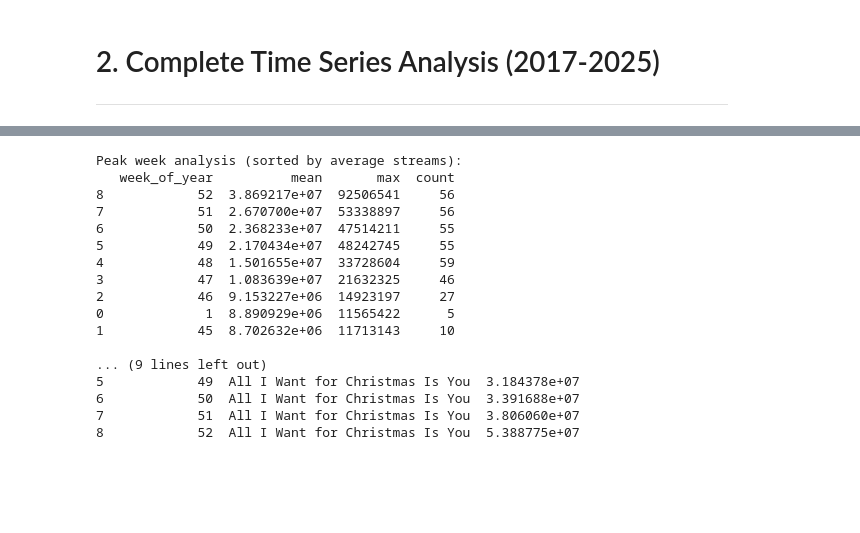
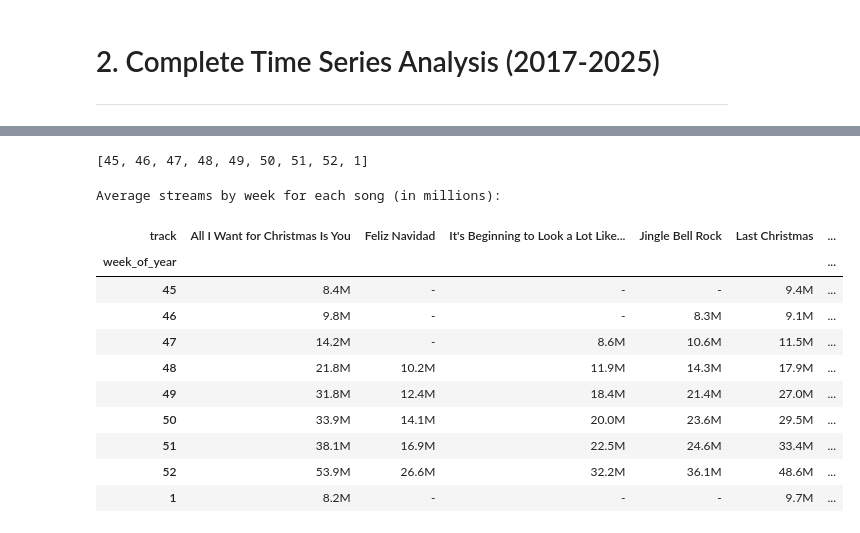
Before and after one commit to JonasSouza871/Christmas_Songs_Spotify_Analysis, a Jupyter notebook: temporal_analysis.ipynb, the cells around one changed output, grey strips where cells are left out. Saved outputs shown, nothing was run; the diff lists cells and outputs as text; code cells hidden in the pictures; blank space fills up the shorter version.

```diff
--- a/temporal_analysis.ipynb
+++ b/temporal_analysis.ipynb
@@ -294,38 +233,27 @@ plt.show()
-# %%
-# Identify peak week across all data
-peak_week_analysis = christmas_season.groupby('week_of_year')['streams'].agg(['mean', 'max', 'count']).reset_index()
-peak_week_analysis = peak_week_analysis.sort_values('mean', ascending=False)
-
-print("Peak week analysis (sorted by average streams):")
-print(peak_week_analysis)
-
-max_week = peak_week_analysis.iloc[0]['week_of_year']
-max_avg_streams = peak_week_analysis.iloc[0]['mean']
-
-print(f"\n🎄 PEAK WEEK: Week {max_week} with average of {max_avg_streams/1e6:.1f}M streams")
-
-# Find which song dominates each week
-weekly_song_dominance = christmas_season.groupby(['week_of_year', 'track'])['streams'].mean().reset_index()
-weekly_song_dominance = weekly_song_dominance.sort_values(['week_of_year', 'streams'], ascending=[True, False])
-top_song_per_week = weekly_song_dominance.groupby('week_of_year').first().reset_index()
-
-print("\nTop song per week:")
-print(top_song_per_week[['week_of_year', 'track', 'streams']])
-# %% [output]
-Peak week analysis (sorted by average streams):
-   week_of_year          mean       max  count
-8            52  3.869217e+07  92506541     56
-7            51  2.670700e+07  53338897     56
-6            50  2.368233e+07  47514211     55
-5            49  2.170434e+07  48242745     55
-4            48  1.501655e+07  33728604     59
-3            47  1.083639e+07  21632325     46
-2            46  9.153227e+06  14923197     27
-0             1  8.890929e+06  11565422      5
-1            45  8.702632e+06  11713143     10
-
-... (9 lines left out)
-5            49  All I Want for Christmas Is You  3.184378e+07
-6            50  All I Want for Christmas Is You  3.391688e+07
-7            51  All I Want for Christmas Is You  3.806060e+07
-8            52  All I Want for Christmas Is You  5.388775e+07
+# %%
+week_order
+# %% [output]
+[45, 46, 47, 48, 49, 50, 51, 52, 1]
+# %%
+weekly_avg['week_of_year'] = pd.Categorical(weekly_avg['week_of_year'], categories=week_order, ordered=True) #transforms the week_of_year column into ordered categorical
+#meaning each week has a specific order. (45 to 52 then 1)
+weekly_avg = weekly_avg.sort_values(['week_of_year', 'streams'], ascending=[True, False])#sorts first by week, then by number of streams.
+pivot_table = weekly_avg.pivot(index='week_of_year', columns='track', values='streams')# transforms the dataframe from long format to wide format
+#creating a table easier to analyze or plot.
+pivot_table_formatted = pivot_table.applymap(lambda x: f'{x/1e6:.1f}M' if pd.notna(x) else '-')# Format values in millions
+
+print("\nAverage streams by week for each song (in millions):")
+pivot_table_formatted
+# %% [output]
+Average streams by week for each song (in millions):
+| track | All I Want for Christmas Is You | Feliz Navidad | It's Beginning to Look a Lot Like... | Jingle Bell Rock | Last Christmas | ... |
+| week_of_year |  |  |  |  |  | ... |
+| 45 | 8.4M | - | - | - | 9.4M | ... |
+| 46 | 9.8M | - | - | 8.3M | 9.1M | ... |
+| 47 | 14.2M | - | 8.6M | 10.6M | 11.5M | ... |
+| 48 | 21.8M | 10.2M | 11.9M | 14.3M | 17.9M | ... |
+| 49 | 31.8M | 12.4M | 18.4M | 21.4M | 27.0M | ... |
+| 50 | 33.9M | 14.1M | 20.0M | 23.6M | 29.5M | ... |
+| 51 | 38.1M | 16.9M | 22.5M | 24.6M | 33.4M | ... |
+| 52 | 53.9M | 26.6M | 32.2M | 36.1M | 48.6M | ... |
+| 1 | 8.2M | - | - | - | 9.7M | ... |
```
Also changed, not shown: parts of 6 cells of this notebook.
